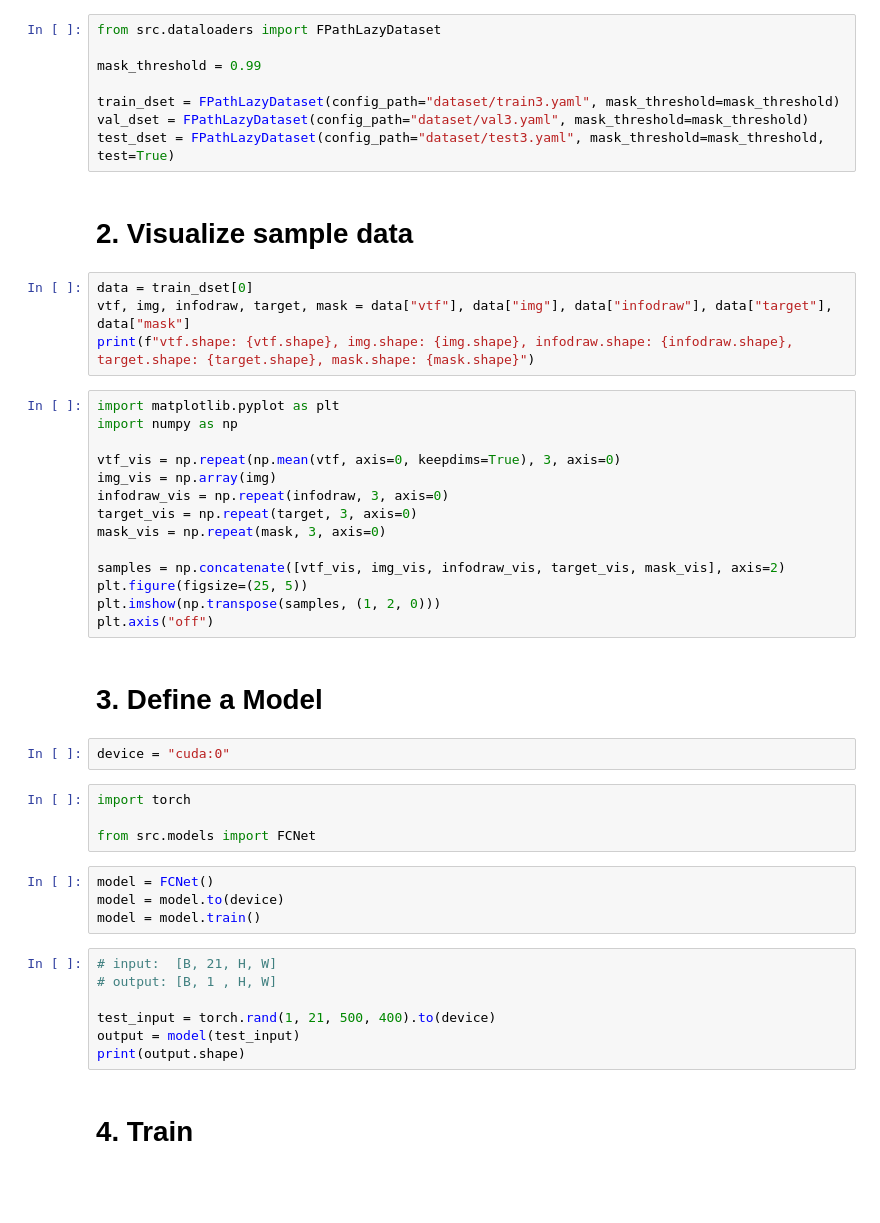
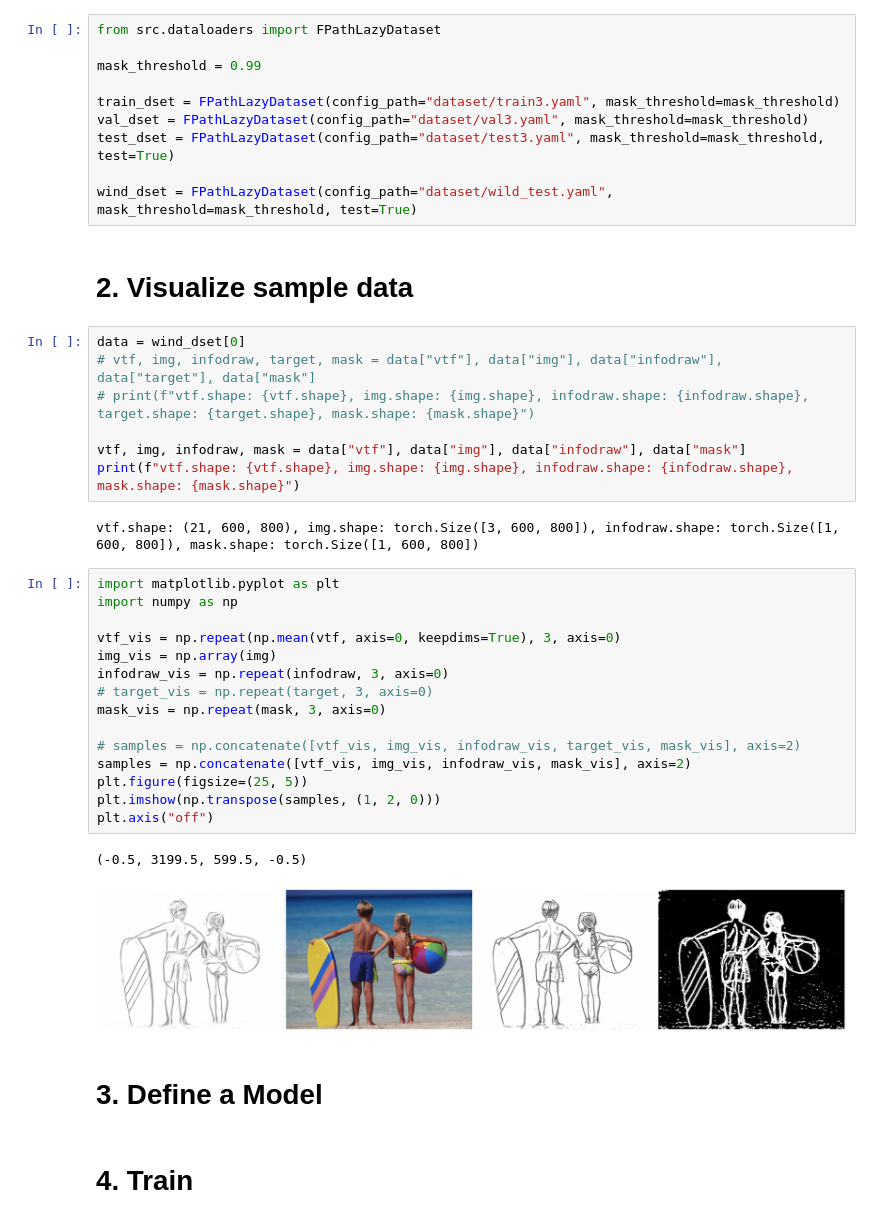
Before and after one commit to comeeasy/VTFSketch, a Jupyter notebook: train3.ipynb, the cells around one changed output. Cells and saved outputs as stored; diff of their text form; blank space fills up the shorter version.

```diff
--- a/train3.ipynb
+++ b/train3.ipynb
@@ -8,44 +8,38 @@ mask_threshold = 0.99
 train_dset = FPathLazyDataset(config_path="dataset/train3.yaml", mask_threshold=mask_threshold)
 val_dset = FPathLazyDataset(config_path="dataset/val3.yaml", mask_threshold=mask_threshold)
 test_dset = FPathLazyDataset(config_path="dataset/test3.yaml", mask_threshold=mask_threshold, test=True)
+
+wind_dset = FPathLazyDataset(config_path="dataset/wild_test.yaml", mask_threshold=mask_threshold, test=True)
 # %% [markdown]
 # 2. Visualize sample data
 # %%
-data = train_dset[0]
-vtf, img, infodraw, target, mask = data["vtf"], data["img"], data["infodraw"], data["target"], data["mask"]
-print(f"vtf.shape: {vtf.shape}, img.shape: {img.shape}, infodraw.shape: {infodraw.shape}, target.shape: {target.shape}, mask.shape: {mask.shape}")
+data = wind_dset[0]
+# vtf, img, infodraw, target, mask = data["vtf"], data["img"], data["infodraw"], data["target"], data["mask"]
+# print(f"vtf.shape: {vtf.shape}, img.shape: {img.shape}, infodraw.shape: {infodraw.shape}, target.shape: {target.shape}, mask.shape: {mask.shape}")
+
+vtf, img, infodraw, mask = data["vtf"], data["img"], data["infodraw"], data["mask"]
+print(f"vtf.shape: {vtf.shape}, img.shape: {img.shape}, infodraw.shape: {infodraw.shape}, mask.shape: {mask.shape}")
+# %% [output]
+vtf.shape: (21, 600, 800), img.shape: torch.Size([3, 600, 800]), infodraw.shape: torch.Size([1, 600, 800]), mask.shape: torch.Size([1, 600, 800])
 # %%
 import matplotlib.pyplot as plt
 import numpy as np
 
 vtf_vis = np.repeat(np.mean(vtf, axis=0, keepdims=True), 3, axis=0)
 img_vis = np.array(img)
 infodraw_vis = np.repeat(infodraw, 3, axis=0)
-target_vis = np.repeat(target, 3, axis=0)
+# target_vis = np.repeat(target, 3, axis=0)
 mask_vis = np.repeat(mask, 3, axis=0)
 
-samples = np.concatenate([vtf_vis, img_vis, infodraw_vis, target_vis, mask_vis], axis=2)
+# samples = np.concatenate([vtf_vis, img_vis, infodraw_vis, target_vis, mask_vis], axis=2)
+samples = np.concatenate([vtf_vis, img_vis, infodraw_vis, mask_vis], axis=2)
 plt.figure(figsize=(25, 5))
 plt.imshow(np.transpose(samples, (1, 2, 0)))
 plt.axis("off")
+# %% [output]
+(-0.5, 3199.5, 599.5, -0.5)
+[figure, added]
 # %% [markdown]
 # 3. Define a Model
-# %%
-device = "cuda:0"
-# %%
-import torch
-
-from src.models import FCNet
-# %%
-model = FCNet()
-model = model.to(device)
-model = model.train()
-# %%
-# input:  [B, 21, H, W]
-# output: [B, 1 , H, W]
-
-test_input = torch.rand(1, 21, 500, 400).to(device)
-output = model(test_input)
-print(output.shape)
 # %% [markdown]
 # 4. Train
```
Also changed, not shown: parts of 25 cells of this notebook.
